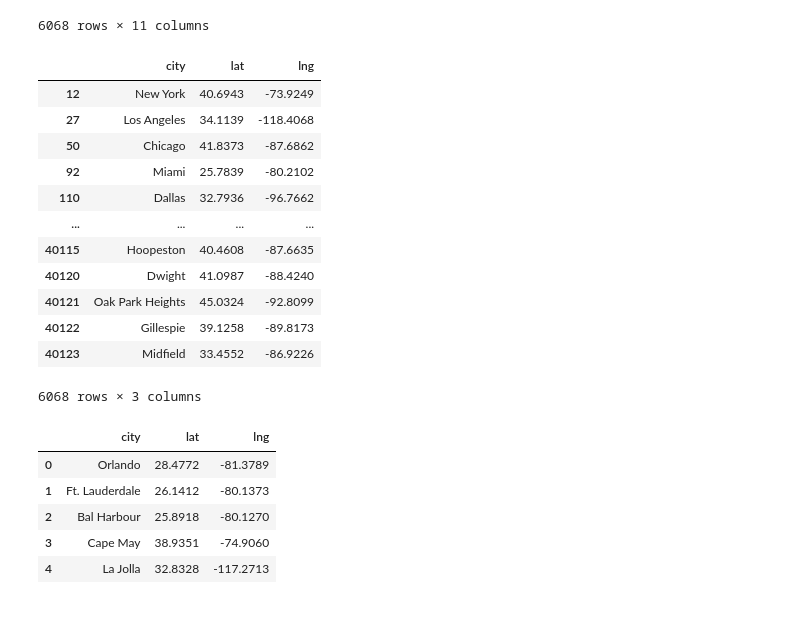
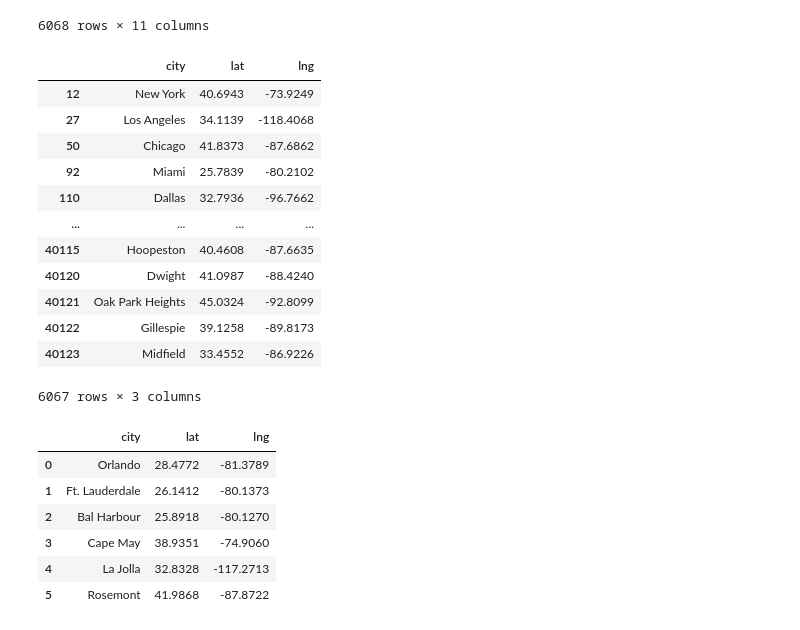
Before and after one commit to GVAlonzo/Project2-T7, a Jupyter notebook: data/restaurant_data_cleaned.ipynb, the cells around one changed output. Cells and saved outputs as stored; diff of their text form; code cells hidden in the pictures.

```diff
--- a/data/restaurant_data_cleaned.ipynb
+++ b/data/restaurant_data_cleaned.ipynb
@@ -89,6 +89,8 @@ us_cities
 
 cities_columns = ["city", "lat", "lng"]
 cities_data = us_cities[cities_columns].copy()
+cities_data = cities_data.loc[cities_data["city"] != ("Rosemont")]
+
 
 cities_data
 # %% [output]
@@ -104,22 +106,23 @@ cities_data
 | 40121 | Oak Park Heights | 45.0324 | -92.8099 |
 | 40122 | Gillespie | 39.1258 | -89.8173 |
 | 40123 | Midfield | 33.4552 | -86.9226 |
-6068 rows × 3 columns
+6067 rows × 3 columns
 # %%
 #Create dataframe with missing info
 
-nan_cities_df = pd.DataFrame({"city": ["Orlando ", "Ft. Lauderdale", "Bal Harbour", "Cape May", "La Jolla"],
-                              "lat": ["28.4772", "26.1412", "25.8918", "38.9351", "32.8328"],
-                              "lng": ["-81.3789", "-80.1373", "-80.1270", "-74.9060", "-117.2713"]
+nan_cities_df = pd.DataFrame({"city": ["Orlando ", "Ft. Lauderdale", "Bal Harbour", "Cape May", "La Jolla", "Rosemont"],
+                              "lat": ["28.4772", "26.1412", "25.8918", "38.9351", "32.8328", "41.9868"],
+                              "lng": ["-81.3789", "-80.1373", "-80.1270", "-74.9060", "-117.2713", "-87.8722"]
                              })
 nan_cities_df
 # %% [output]
 |  | city | lat | lng |
 | 0 | Orlando | 28.4772 | -81.3789 |
 | 1 | Ft. Lauderdale | 26.1412 | -80.1373 |
 | 2 | Bal Harbour | 25.8918 | -80.1270 |
 | 3 | Cape May | 38.9351 | -74.9060 |
 | 4 | La Jolla | 32.8328 | -117.2713 |
+| 5 | Rosemont | 41.9868 | -87.8722 |
 # %%
 #Append missing info dataframe to cities data
 
```
Also changed, not shown: parts of 4 cells of this notebook.
